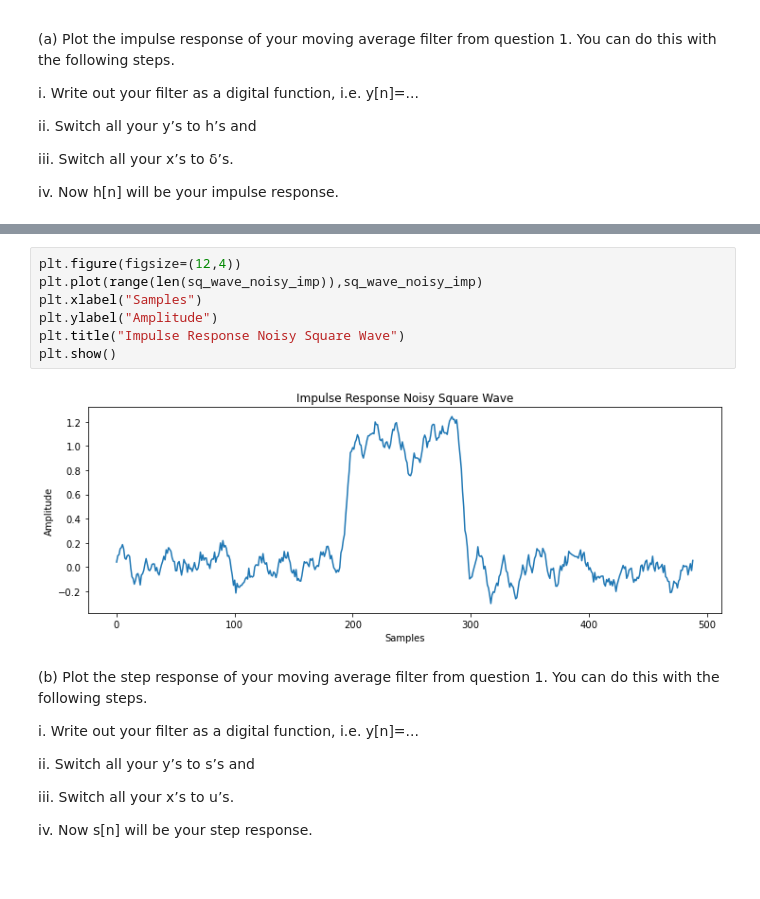
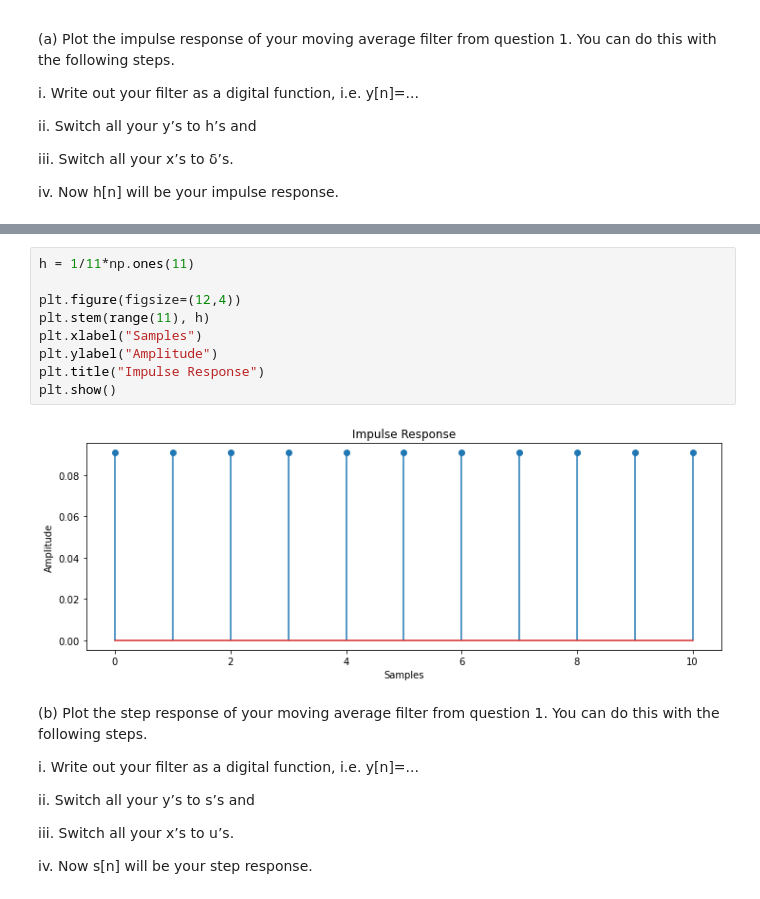
Before and after one commit to dcollie/P3700-SignalProcessing, a Jupyter notebook: P3700_WS3_Collie.ipynb, the cells around one changed output, grey strips where cells are left out. Saved outputs shown, nothing was run; the diff lists cells and outputs as text.

```diff
--- a/P3700_WS3_Collie.ipynb
+++ b/P3700_WS3_Collie.ipynb
@@ -185,12 +169,14 @@ sq_wave_noisy_imp = impulse_response(sq_wave_noisy)
 # %%
+h = 1/11*np.ones(11)
+
 plt.figure(figsize=(12,4))
-plt.plot(range(len(sq_wave_noisy_imp)),sq_wave_noisy_imp)
+plt.stem(range(11), h)
 plt.xlabel("Samples")
 plt.ylabel("Amplitude")
-plt.title("Impulse Response Noisy Square Wave")
+plt.title("Impulse Response")
 plt.show()
 # %% [output]
-[figure, old version]
+[figure, new version]
 # %% [markdown]
 (b) Plot the step response of your moving average filter from question 1. You can do this with the following steps.
 
```
Also changed, not shown: parts of 14 cells of this notebook, 9 other files.
